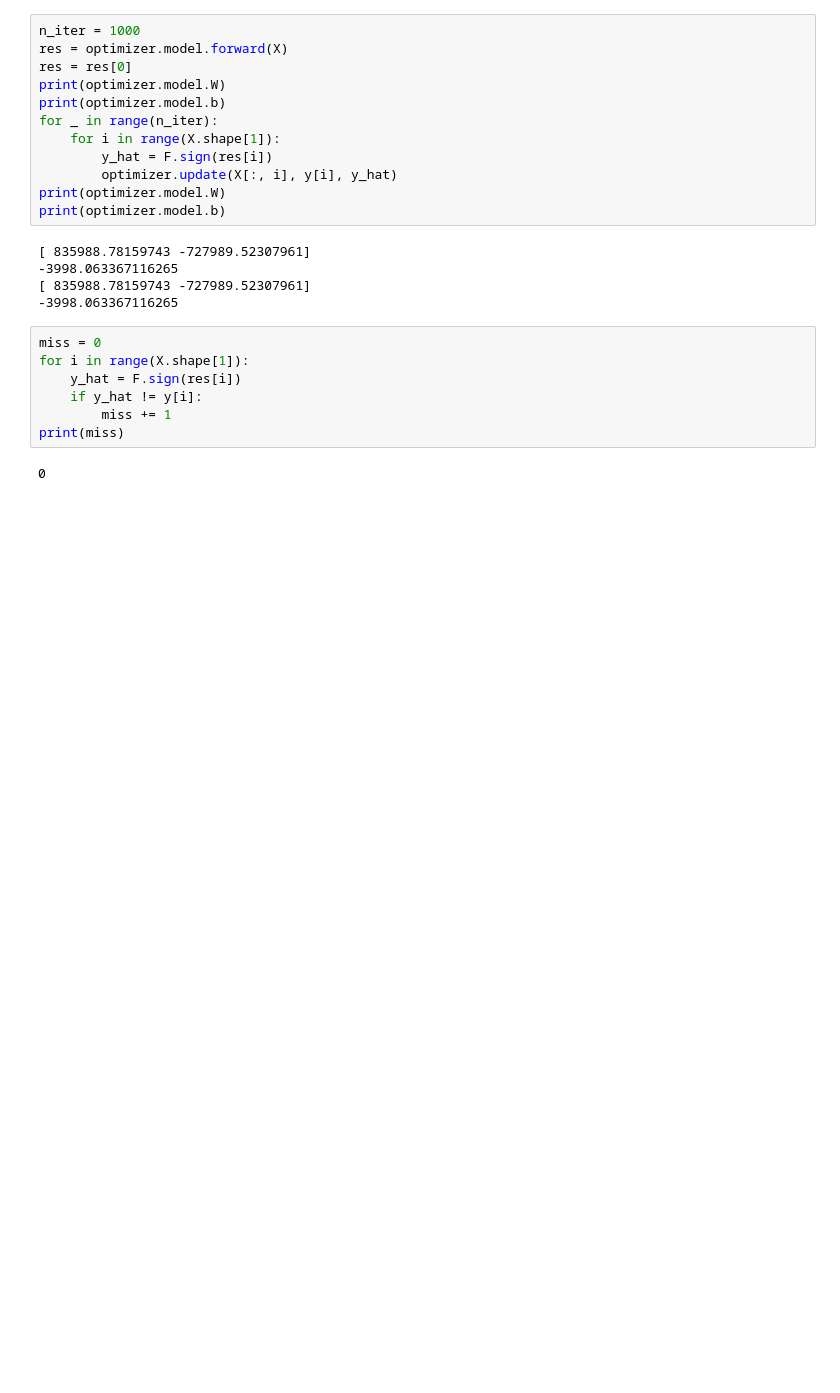
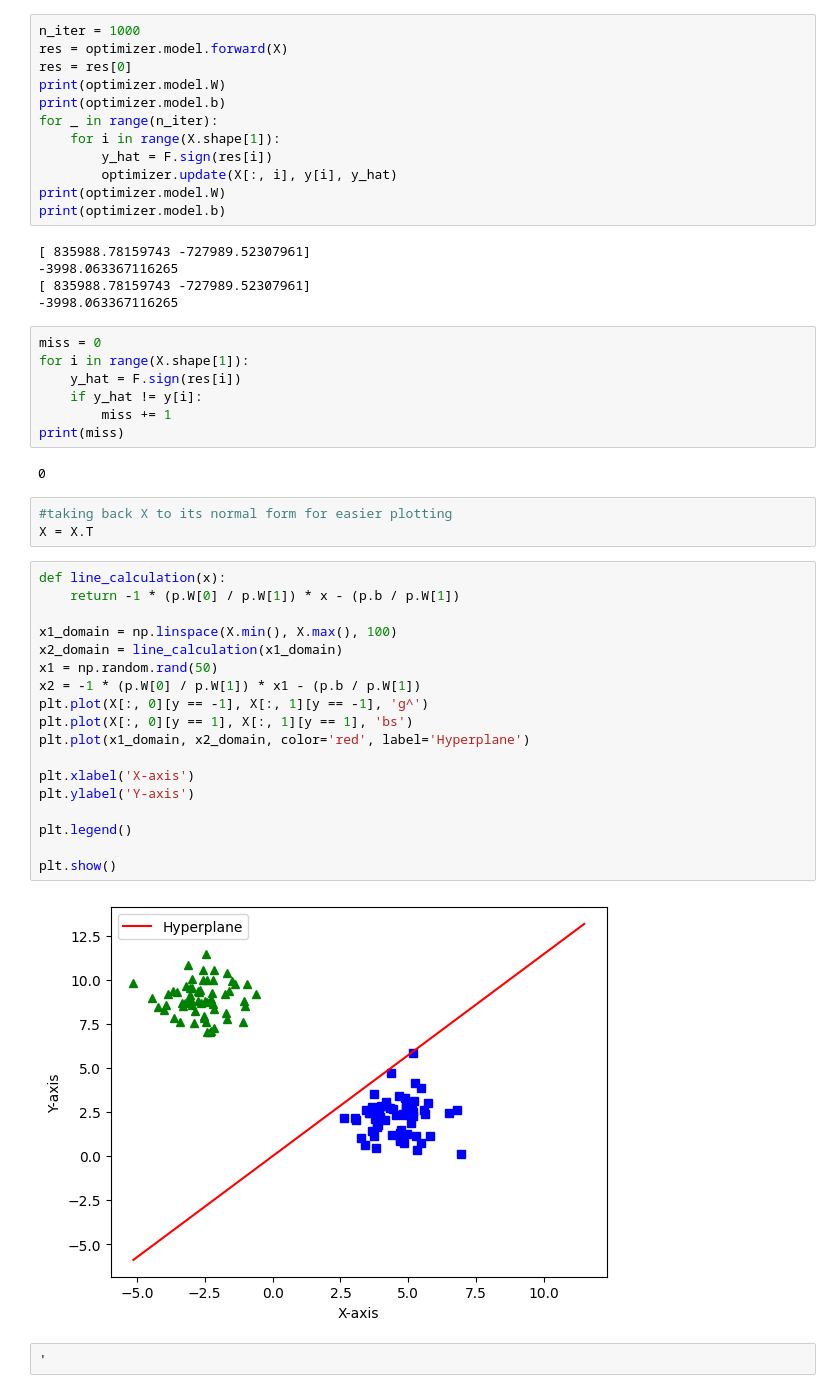
Before and after one commit to Arianof/Perceptron, a Jupyter notebook: Perceptron.ipynb, the cells around one changed output. Drawn from its saved outputs; the diff is of its cells as text; blank space fills up the shorter version.

```diff
--- a/Perceptron.ipynb
+++ b/Perceptron.ipynb
@@ -66,3 +66,28 @@ for i in range(X.shape[1]):
 print(miss)
 # %% [output]
 0
+# %%
+#taking back X to its normal form for easier plotting
+X = X.T
+# %%
+def line_calculation(x):
+    return -1 * (p.W[0] / p.W[1]) * x - (p.b / p.W[1])
+
+x1_domain = np.linspace(X.min(), X.max(), 100)
+x2_domain = line_calculation(x1_domain)
+x1 = np.random.rand(50)
+x2 = -1 * (p.W[0] / p.W[1]) * x1 - (p.b / p.W[1])
+plt.plot(X[:, 0][y == -1], X[:, 1][y == -1], 'g^')
+plt.plot(X[:, 0][y == 1], X[:, 1][y == 1], 'bs')
+plt.plot(x1_domain, x2_domain, color='red', label='Hyperplane')
+
+plt.xlabel('X-axis')
+plt.ylabel('Y-axis')
+
+plt.legend()
+
+plt.show()
+# %% [output]
+[figure, added]
+# %%
+'
```
